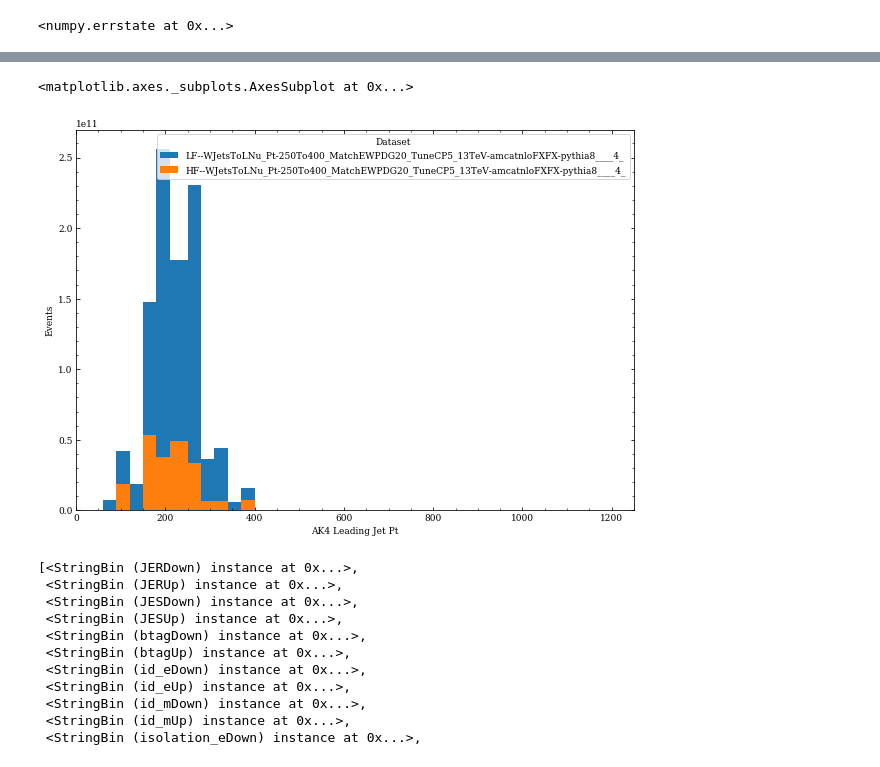
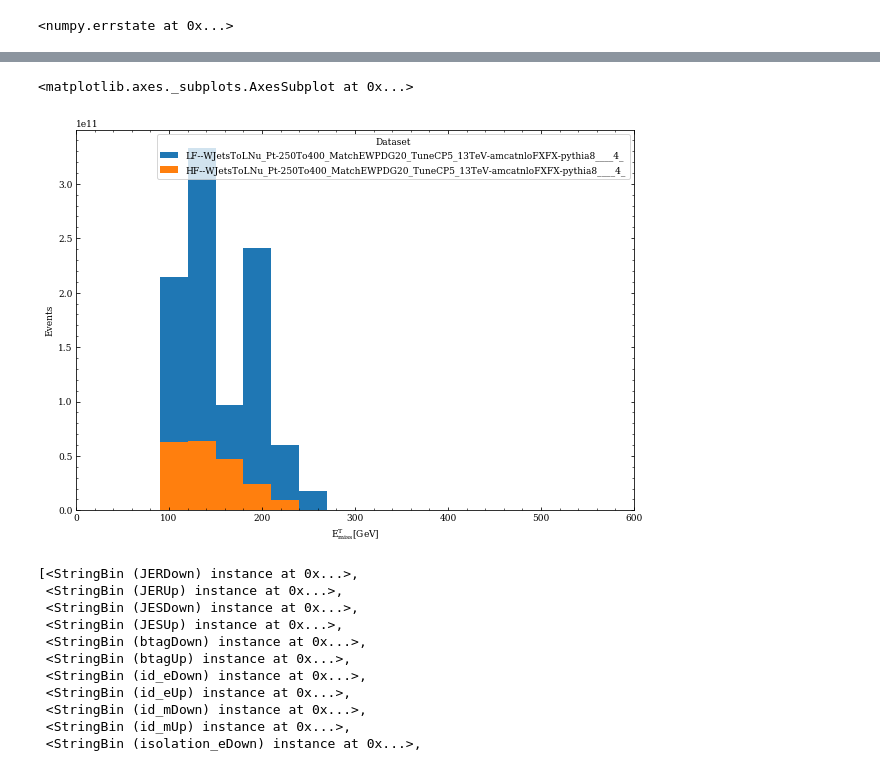
Before and after one commit to rishabhCMS/decaf, a Jupyter notebook: analysis/Rishabh_NB/new_coffea_nbs/Processor-Refactor.ipynb, the cells around one changed output, grey strips where cells are left out. Cells and saved outputs as stored; diff of their text form; code cells hidden in the pictures.

```diff
--- a/analysis/Rishabh_NB/new_coffea_nbs/Processor-Refactor.ipynb
+++ b/analysis/Rishabh_NB/new_coffea_nbs/Processor-Refactor.ipynb
@@ -1882,8 +1996,8 @@ hist.plot1d(output['j1pt'].integrate('region', 'wjete').integrate('systematic',
 # %%
-hist.plot1d(output['j1pt'].integrate('region', 'wjete').integrate('systematic', 'nominal'), overlay='dataset', stack=True)
+hist.plot1d(output['eT_miss'].integrate('region', 'wjete').integrate('systematic', 'nominal'), overlay='dataset', stack=True)
 # %% [output]
 <matplotlib.axes._subplots.AxesSubplot at 0x...>
-[figure, old version]
+[figure, new version]
 # %%
 output['template'].identifiers('systematic')
 # %% [output]
```
Also changed, not shown: parts of 13 cells of this notebook, 1 other file.
